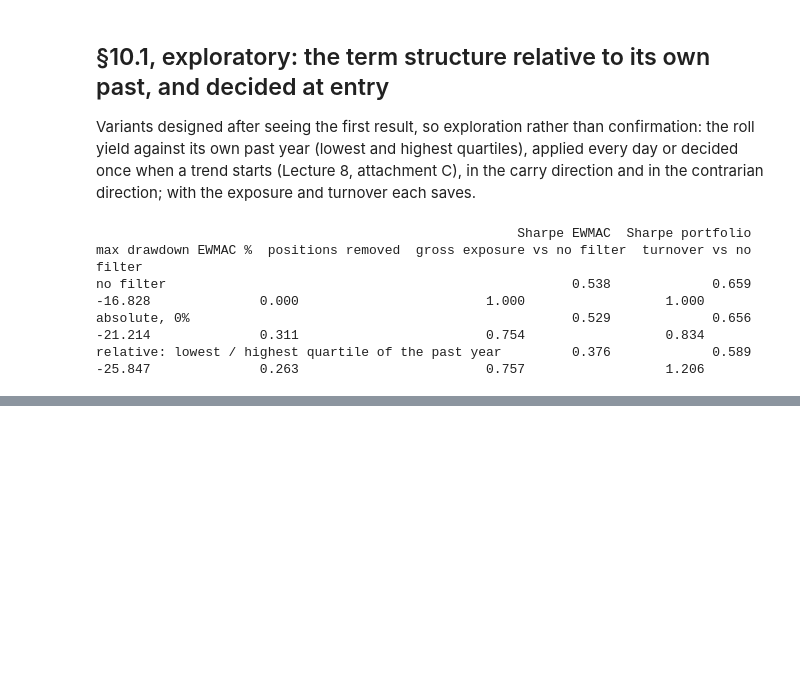
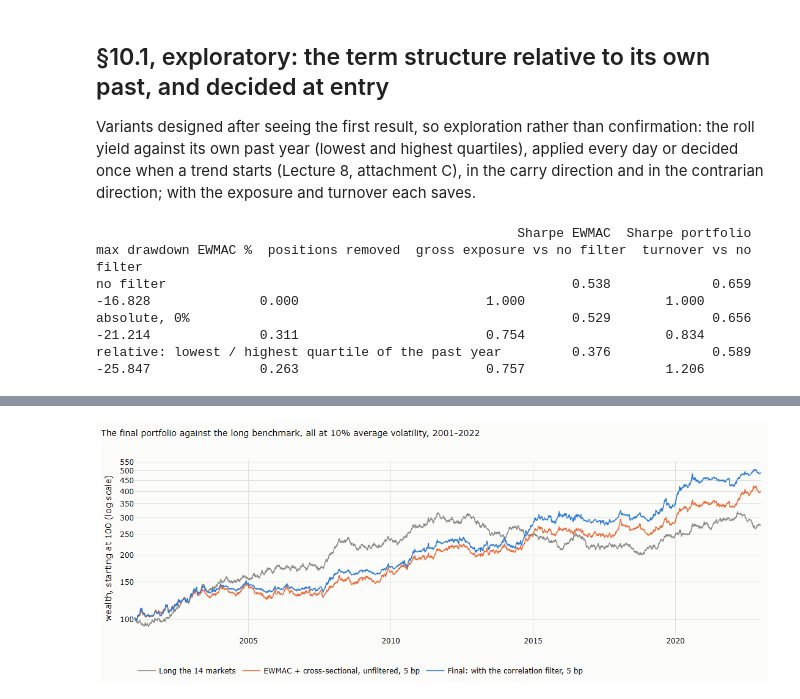
Before and after one commit to MaxGnesi/systematic-trading-notes, a Jupyter notebook: lectures/11-three-trend-systems-end-to-end/11_three_trend_systems.ipynb, the cells around one changed output, grey strips where cells are left out. Saved outputs shown, nothing was run; the diff lists cells and outputs as text; code cells hidden in the pictures; blank space fills up the shorter version.

```diff
--- a/lectures/11-three-trend-systems-end-to-end/11_three_trend_systems.ipynb
+++ b/lectures/11-three-trend-systems-end-to-end/11_three_trend_systems.ipynb
@@ -1487,0 +1493,68 @@ carry, at entry, sign rule: no long in contango, no short in backwardation
+# %%
+"""The final portfolio with the correlation filter: risk halved when the average correlation of the 14 markets over 63 days
+is above its median to date (known the day before). All measures at 10% average volatility, as in §9."""
+import json
+from pathlib import Path
+import numpy as np, pandas as pd
+
+F_EW = blend([ewmac(s, 4) for s in EW_SP])
+F_XS = blend([xsec(s) for s in XS_SP])
+Z = (D / SIG).loc[:, MK]
+RHO = pd.Series(np.nan, IDX)
+for i in range(63, len(IDX), 5):
+    w = Z.iloc[i - 63:i].dropna(axis=1, how="any")
+    if w.shape[1] >= 8:
+        cc = np.corrcoef(w.values.T); RHO.iloc[i] = cc[np.triu_indices_from(cc, 1)].mean()
+RHO = RHO.ffill()
+
+
+def filtered(x):
+    high = (RHO > RHO.expanding(500).quantile(0.5)).astype(float).shift(1).reindex(x.index).fillna(0).astype(bool)
+    return x * np.where(high, 0.5, 1.0)
+
+
+def at10(x):
+    return x / x.std() * TGT
+
+
+LONG = portfolio(pd.DataFrame(1.0, IDX, MK))
+V = {"unfiltered, 5 bp": combo([F_EW, F_XS]), "with correlation filter, 5 bp": filtered(combo([F_EW, F_XS])),
+     "with correlation filter, 10 bp": filtered(combo([F_EW, F_XS], cost=0.0010)), "with correlation filter, no costs": filtered(combo([F_EW, F_XS], cost=0.0))}
+out = {}
+for k, x in V.items():
+    y = at10(x)
+    w = (1 + y).cumprod(); dd = w / w.cummax() - 1
+    best = cur = 0
+    for u in (dd < 0).values:
+        cur = cur + 1 if u else 0; best = max(best, cur)
+    out[k] = dict(sharpe=sharpe(y), ret=100 * 252 * y.mean(), max_dd=100 * dd.min(), worst_year=100 * ((1 + y).resample("YE").prod() - 1).min(),
+                  y2022=100 * ((1 + y.loc["2022"]).prod() - 1), under_water=best / 252, raw_vol=100 * np.sqrt(252) * x.std(),
+                  **{f"bear {a[:4]}": 100 * ((1 + y.loc[a:b]).prod() - 1) for a, b in BEARS})
+T = pd.DataFrame(out).T
+pd.set_option("display.width", 250); print(T.round(2).to_string())
+F5, F0 = V["with correlation filter, 5 bp"], V["with correlation filter, no costs"]
+be = 5 * F0.mean() / (F0 - F5).mean()
+a, t, r2 = ols_nw(mon(at10(F5)), mon(LONG).to_frame())
+mix = (LONG / LONG.std() + F5 / F5.std()) / 2
+dd_long = (lambda w: w / w.cummax() - 1)((1 + at10(LONG)).cumprod())
+stress = dd_long < -0.10
+y = at10(F5).reindex(LONG.index)
+res = dict(table=T.round(3).to_dict("index"), breakeven_bp=float(be), on_long=[1200 * a, t, r2], mix_sharpe=sharpe(mix), mix_mdd=100 * mdd(mix),
+           corr_calm=float(y[~stress].corr(LONG[~stress])), corr_stress=float(y[stress].corr(LONG[stress])),
+           dd_corr=float(((1 + y).cumprod() / (1 + y).cumprod().cummax() - 1).corr(dd_long)))
+print(json.dumps({k: v for k, v in res.items() if k != "table"}, indent=1, default=float))
+
+# chart J.10: the final portfolio with and without the filter, against the long benchmark, all at 10% average volatility
+import plotly.graph_objects as go
+from trading_models.plotting import MUTED, SERIES, apply_theme, save_figure
+fig = go.Figure()
+for nm, x, col in (("Long the 14 markets", LONG, MUTED), ("EWMAC + cross-sectional, unfiltered, 5 bp", V["unfiltered, 5 bp"], SERIES[1]),
+                   ("Final: with the correlation filter, 5 bp", F5, SERIES[0])):
+    y_ = at10(x); fig.add_scatter(x=y_.index, y=100 * (1 + y_).cumprod(), name=nm, line=dict(color=col, width=1.5))
+fig.update_layout(title="The final portfolio against the long benchmark, all at 10% average volatility, 2001-2022",
+                  yaxis=dict(title="wealth, starting at 100 (log scale)", type="log"), height=450, width=1100, margin=dict(t=80),
+                  legend=dict(orientation="h", y=-0.15, x=0))
+save_figure(fig, "11_10_final", FIG)
+yr = pd.DataFrame({k: (1 + at10(v)).resample("YE").prod() - 1 for k, v in (("unfiltered", V["unfiltered, 5 bp"]), ("filtered", F5))})
+print((100 * yr).round(1).to_string())
+# %% [output]
@@ -1487,0 +1578 @@ carry, at entry, sign rule: no long in contango, no short in backwardation
+[figure, added]
```
Also changed, not shown: parts of 13 cells of this notebook, 6 other files.
